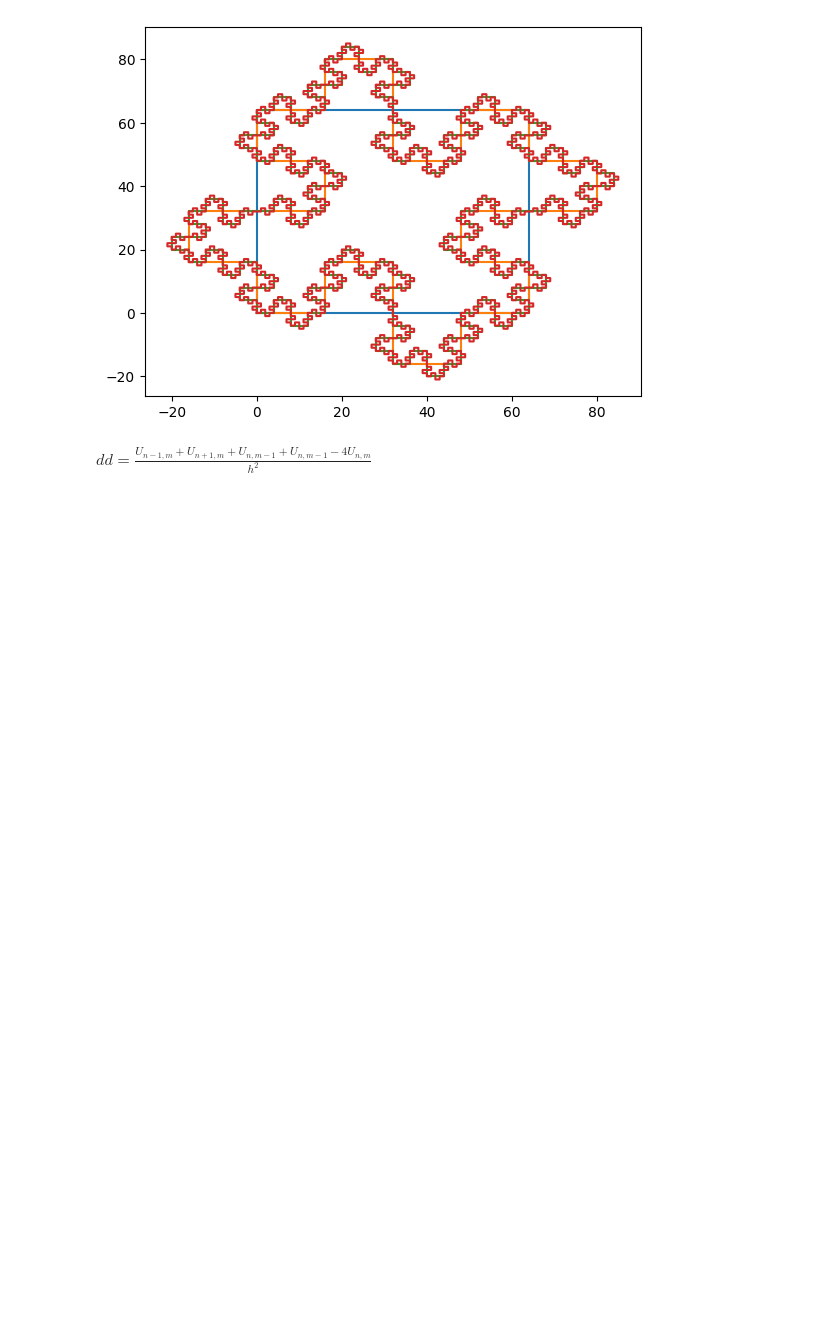
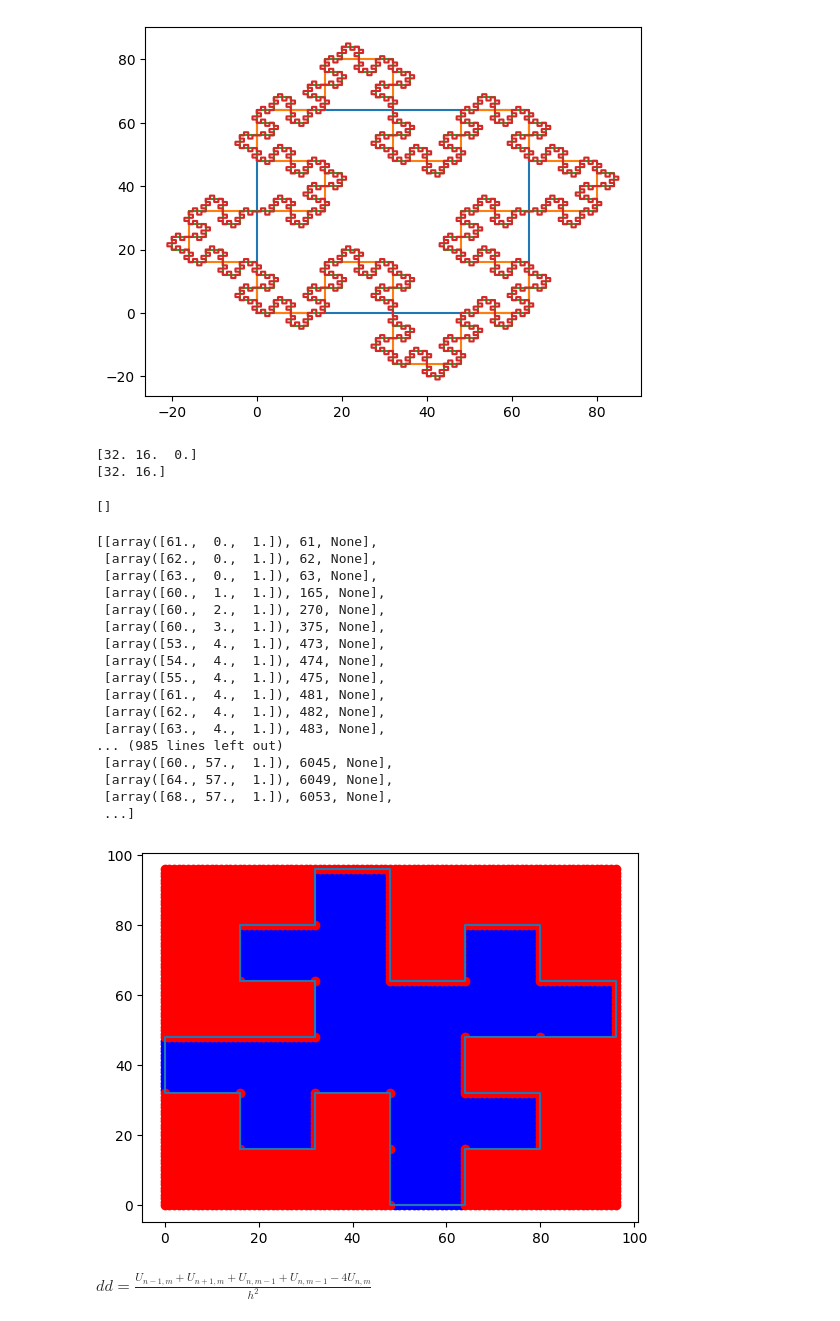
Before and after one commit to erikkoh/Numfys, a Jupyter notebook: Assignment2/Projectnotebook.ipynb, the cells around one changed output. Cells and saved outputs as stored; diff of their text form; code cells hidden in the pictures; blank space fills up the shorter version.

```diff
--- a/Assignment2/Projectnotebook.ipynb
+++ b/Assignment2/Projectnotebook.ipynb
@@ -173,4 +178,78 @@ def generate_grid(l):
     return grid, boundry
+# %%
+#From julia
+grids = []
+boundries = []
+
+
+# Loop to read multiple HDF5 files
+for i in range(1, 6):
+    file_path = os.path.join(os.getcwd(), f'HDF5_files/grid_boundary{i}.h5')
+    try:
+        with h5py.File(file_path, 'r') as f:
+            grids.append(f['grid'][:])
+            boundries.append(f['boundary'][:])
+    except FileNotFoundError:
+        print(f"File {file_path} not found. Please ensure the file exists.")
+
+# Print the first grid
+if not grids:
+    print("No grids loaded.")
+print(grids[0][32*50-16])
+print(boundries[0][1])
+# %% [output]
+[32. 16.  0.]
+[32. 16.]
+# %%
+def plotting_grid(grid, boundry):
+    grid_1 = [i for i in grid if i[2] == 1]
+    grid_2 = [i for i in grid if i[2] == 0]
+    x_points_outside = [i[0] for i in grid_2]
+    y_points_outside = [i[1] for i in grid_2]
+    x_points = [i[0] for i in grid_1]
+    y_points = [i[1] for i in grid_1]
+    x_boundary = boundry[:,0]
+    y_boundary = boundry[:,1]
+    plt.scatter(x_points,y_points, color= "b")
+    plt.scatter(x_points_outside, y_points_outside, color="r")
+    plt.plot(x_boundary,y_boundary)
+plotting_grid(grids[0],boundries[0])
+
+def find_failures(grid, boundary):
+    failures = []
+    for index, point in enumerate(grid):
+        if point[:2] in boundary and point[2] == 1:
+            try:
+                boundary_index = list(boundary).index(point[:2])
+                failures.append([point, index, boundary_index])
+            except ValueError:
+                # Handle the case where point[:2] is not found in boundary
+                failures.append([point, index, None])
+    failures_with_index = [i for i in failures if i[2] != None]
+    print(failures_with_index)
+    return failures
+
+find_failures(grids[1], boundries[1])
+# %% [output]
+[]
+[[array([61.,  0.,  1.]), 61, None],
+ [array([62.,  0.,  1.]), 62, None],
+ [array([63.,  0.,  1.]), 63, None],
+ [array([60.,  1.,  1.]), 165, None],
+ [array([60.,  2.,  1.]), 270, None],
+ [array([60.,  3.,  1.]), 375, None],
+ [array([53.,  4.,  1.]), 473, None],
+ [array([54.,  4.,  1.]), 474, None],
+ [array([55.,  4.,  1.]), 475, None],
+ [array([61.,  4.,  1.]), 481, None],
+ [array([62.,  4.,  1.]), 482, None],
+ [array([63.,  4.,  1.]), 483, None],
+... (985 lines left out)
+ [array([60., 57.,  1.]), 6045, None],
+ [array([64., 57.,  1.]), 6049, None],
+ [array([68., 57.,  1.]), 6053, None],
+ ...]
+[figure, added]
 # %%
 def discrete_laplacian(vector_length, row_length):
     total_array = []
```
Also changed, not shown: parts of 16 cells of this notebook, 10 other files.
